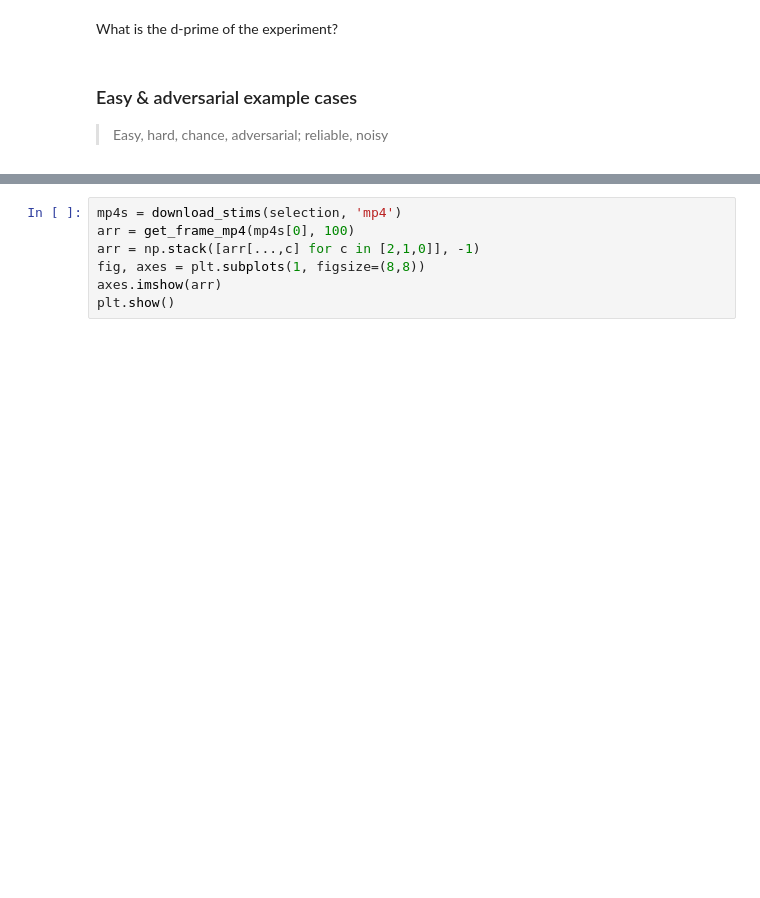
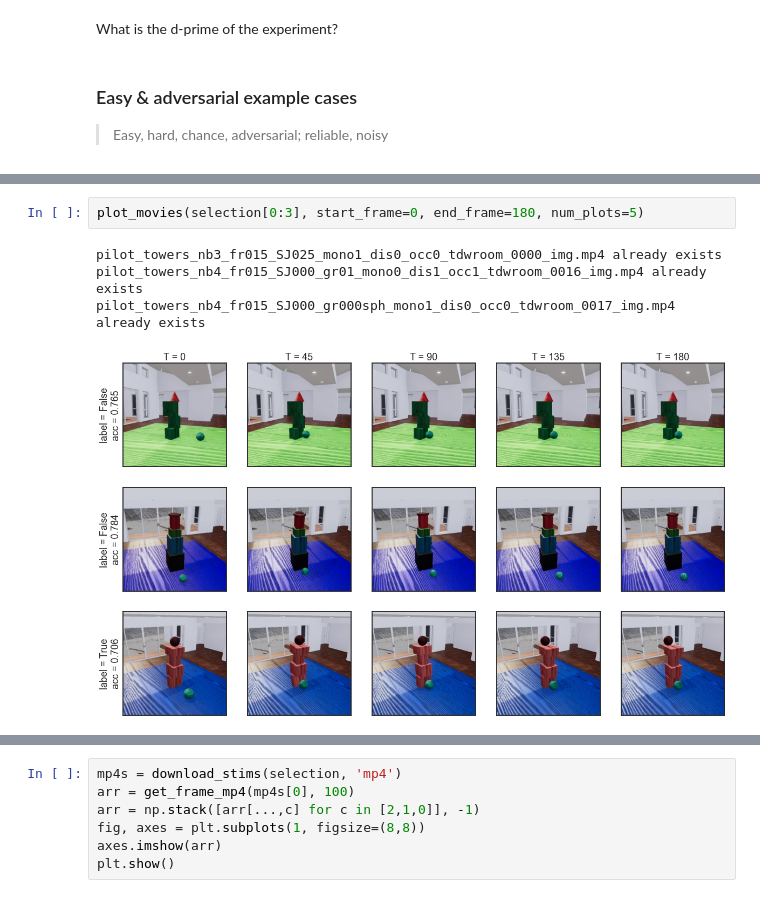
Before and after one commit to cogtoolslab/physics-benchmarking-neurips2021, a Jupyter notebook: analysis/stimulus_plots.ipynb, the cells around one changed output, grey strips where cells are left out. Cells and saved outputs as stored; diff of their text form; blank space fills up the shorter version.

```diff
--- a/analysis/stimulus_plots.ipynb
+++ b/analysis/stimulus_plots.ipynb
@@ -385,0 +463,7 @@ def get_frame_hdf5(fname, frame_num=0, imkey='_img'):
+# %%
+plot_movies(selection[0:3], start_frame=0, end_frame=180, num_plots=5)
+# %% [output]
+pilot_towers_nb3_fr015_SJ025_mono1_dis0_occ0_tdwroom_0000_img.mp4 already exists
+pilot_towers_nb4_fr015_SJ000_gr01_mono0_dis1_occ1_tdwroom_0016_img.mp4 already exists
+pilot_towers_nb4_fr015_SJ000_gr000sph_mono1_dis0_occ0_tdwroom_0017_img.mp4 already exists
+[figure, added]
```
Also changed, not shown: parts of 8 cells of this notebook.
